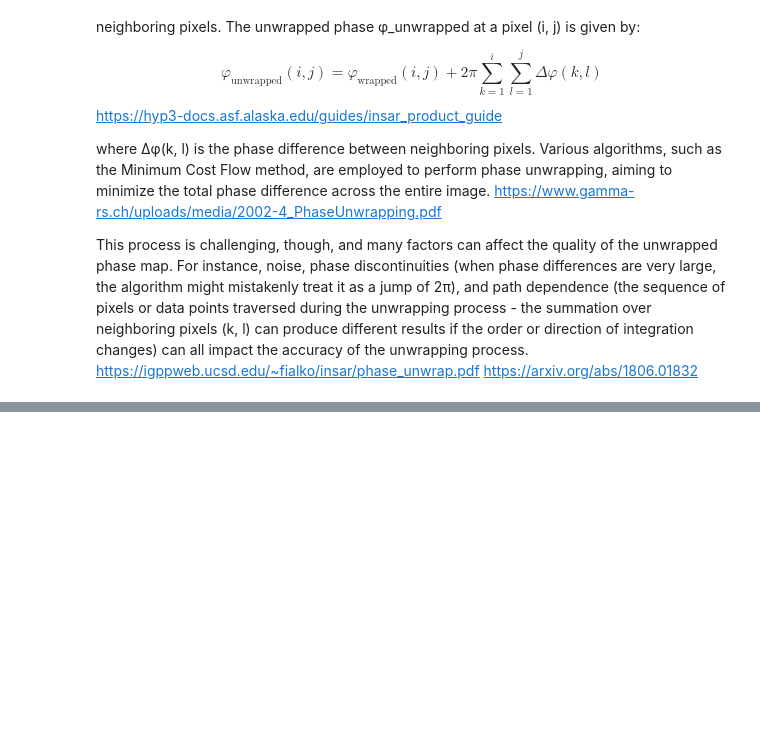
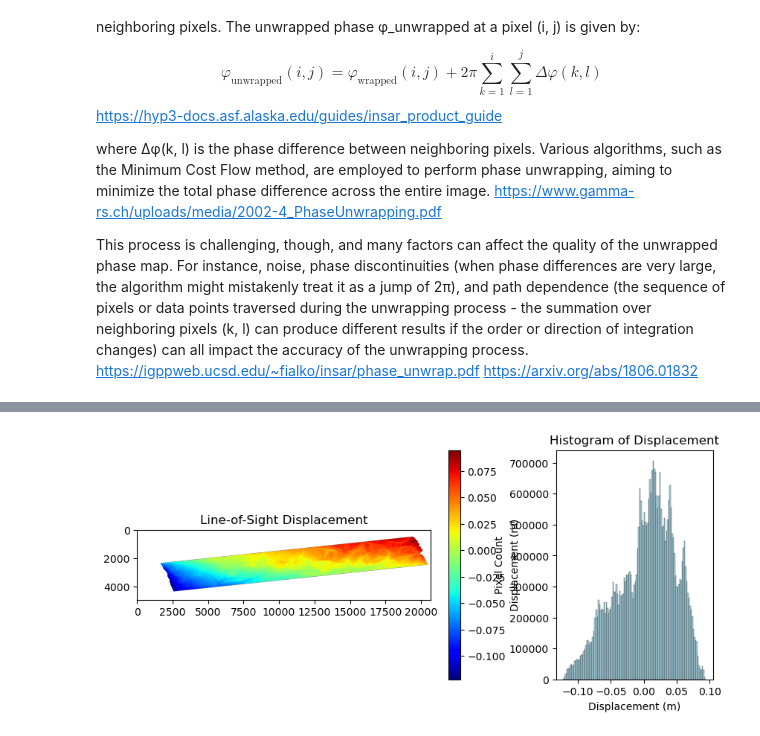
Before and after one commit to Jack-Hayes/SWEet-InSAR, a Jupyter notebook: notebooks/01_OPERA_phase_unwrap.ipynb, the cells around one changed output, grey strips where cells are left out. Cells and saved outputs as stored; diff of their text form; code cells hidden in the pictures; blank space fills up the shorter version.

```diff
--- a/notebooks/01_OPERA_phase_unwrap.ipynb
+++ b/notebooks/01_OPERA_phase_unwrap.ipynb
@@ -278,0 +484,26 @@ line length must be positive integer
+# %%
+# radar wavelength in meters (Sentinel-1 C-band)
+wavelength = 0.055
+# Convert the unwrapped phase (in radians) to displacement (in meters)
+# d = unwrapped_phase * (wavelength / (4*pi))
+displacement_da = unwrapped_da * (wavelength / (4 * np.pi))
+ds_displacement = displacement_da.to_dataset(name='displacement')
+# %%
+fig = plt.figure(figsize=(10,4))
+gs = fig.add_gridspec(1, 2, width_ratios=[7,3])
+
+# displacement map
+ax1 = fig.add_subplot(gs[0])
+im = ax1.imshow(displacement_da, cmap='jet')
+ax1.set_title("Line-of-Sight Displacement")
+plt.colorbar(im, ax=ax1, label="Displacement (m)")
+
+# histogram
+ax2 = fig.add_subplot(gs[1])
+ax2.hist(displacement_da.values.flatten(), bins=128,
+         color='lightblue', edgecolor='black', linewidth=0.2)
+ax2.set_title("Histogram of Displacement")
+ax2.set_xlabel("Displacement (m)")
+ax2.set_ylabel("Pixel Count");
+# %% [output]
+[figure, added]
```
Also changed, not shown: parts of 16 cells of this notebook.
